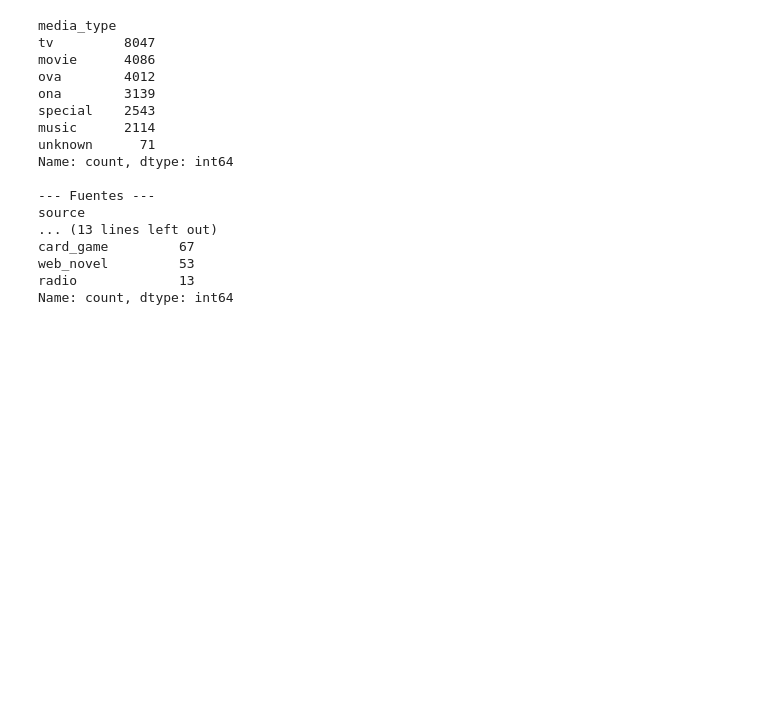
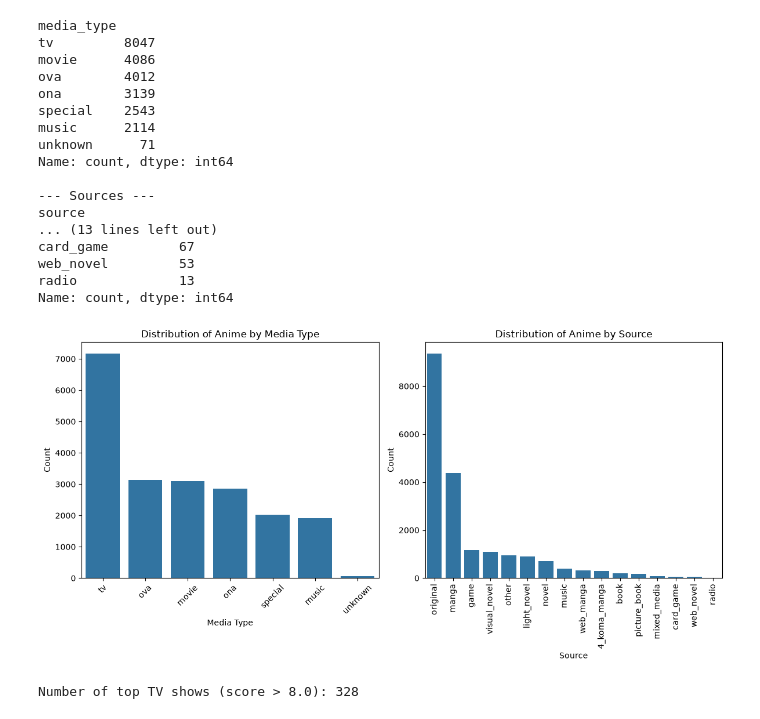
Before and after one commit to alssandrohrnandz/Metodos_Biologia_Computacional_UNAM, a Jupyter notebook: notebooks/Lesson_2_Dataframe.ipynb, the cells around one changed output. Saved outputs shown, nothing was run; the diff lists cells and outputs as text; code cells hidden in the pictures; blank space fills up the shorter version.

```diff
--- a/notebooks/Lesson_2_Dataframe.ipynb
+++ b/notebooks/Lesson_2_Dataframe.ipynb
@@ -55,7 +114,7 @@ memory usage: 5.7+ MB
 # %%
-# Conteo de animes por tipo de medio y por fuente de origen
+# Count of animes by media type and source
 print(df_anime['media_type'].value_counts())
-print("\n--- Fuentes ---")
+print("\n--- Sources ---")
 print(df_anime['source'].value_counts())
 # %% [output]
 media_type
@@ -68,10 +127,63 @@ music      2114
 unknown      71
 Name: count, dtype: int64
 
---- Fuentes ---
+--- Sources ---
 source
 ... (13 lines left out)
 card_game         67
 web_novel         53
 radio             13
 Name: count, dtype: int64
+# %%
+# As wer can observe, the dataset contains information about various anime shows, including their titles, genres, media types, etc.
+# The next step will be to clean the data, handle missing values, and prepare it for further analysis and visualization.
+
+df_anime_cleaned = df_anime.dropna(subset=['genres', 'media_type', 'source'])
+
+# Then, we can visualize the distribution of anime by media type and source using bar plots.
+# To visualize the distribution we are going to use the matplotlib and seaborn libraries. If you don't have them installed, you can install them using pip:
+# pip install matplotlib seaborn
+
+import matplotlib.pyplot as plt
+import seaborn as sns
+
+# This libraries are equivalent to ggplot2 in R
+# %%
+# Once we have installed the libraries, we can create bar plots to visualize the distribution of anime by media type and source.
+# Use the following code to create the bar plots:
+
+plt.figure(figsize = (12, 6)) # In order to set the size of the figure, we use the figsize parameter. The first value is the width and the second is the height
+plt.subplot(1, 2, 1) # This line creates a subplot with 1 row and 2 columns, and we are currently working on the first subplot
+sns.countplot(data = df_anime_cleaned, x = 'media_type', order = df_anime_cleaned['media_type'].value_counts().index)
+plt.xticks(rotation = 45) # This line rotates the x-axis labels by 45 degrees to make them more readable
+plt.title('Distribution of Anime by Media Type')
+plt.xlabel('Media Type')
+plt.ylabel('Count')
+
+
+# Now we can create the second subplot for the distribution of anime by source.
+plt.subplot(1, 2, 2)
+sns.countplot(data = df_anime_cleaned, x = 'source', order = df_anime_cleaned['source'].value_counts().index)
+plt.xticks(rotation = 90) # This line rotates the x-axis labels by 90 degrees to make them more readable
+plt.title('Distribution of Anime by Source')
+plt.xlabel('Source')
+plt.ylabel('Count')
+
+# Finally, we can display the plots using plt.show()
+plt.tight_layout() # This line adjusts the spacing between the subplots to prevent overlapping
+plt.show()
+# %% [output]
+[figure, added]
+# %%
+# ==========================================
+# ACTIVITY 3: Filtering and Selection
+# ==========================================
+# Exercise 1: Filter TV shows with a score greater than 8.0
+top_tv_shows = df_anime_clean[(df_anime_clean['media_type'] == 'tv') & (df_anime_clean['mean'] > 8.0)]
+print(f"\nNumber of top TV shows (score > 8.0): {len(top_tv_shows)}")
+
+# Exercise 2: Using the .query() method for cleaner syntax
+# Find highly popular movies
+popular_movies = df_anime_clean.query("media_type == 'movie' and popularity < 500")
+# %% [output]
+Number of top TV shows (score > 8.0): 328
```
Also changed, not shown: parts of 12 cells of this notebook.
